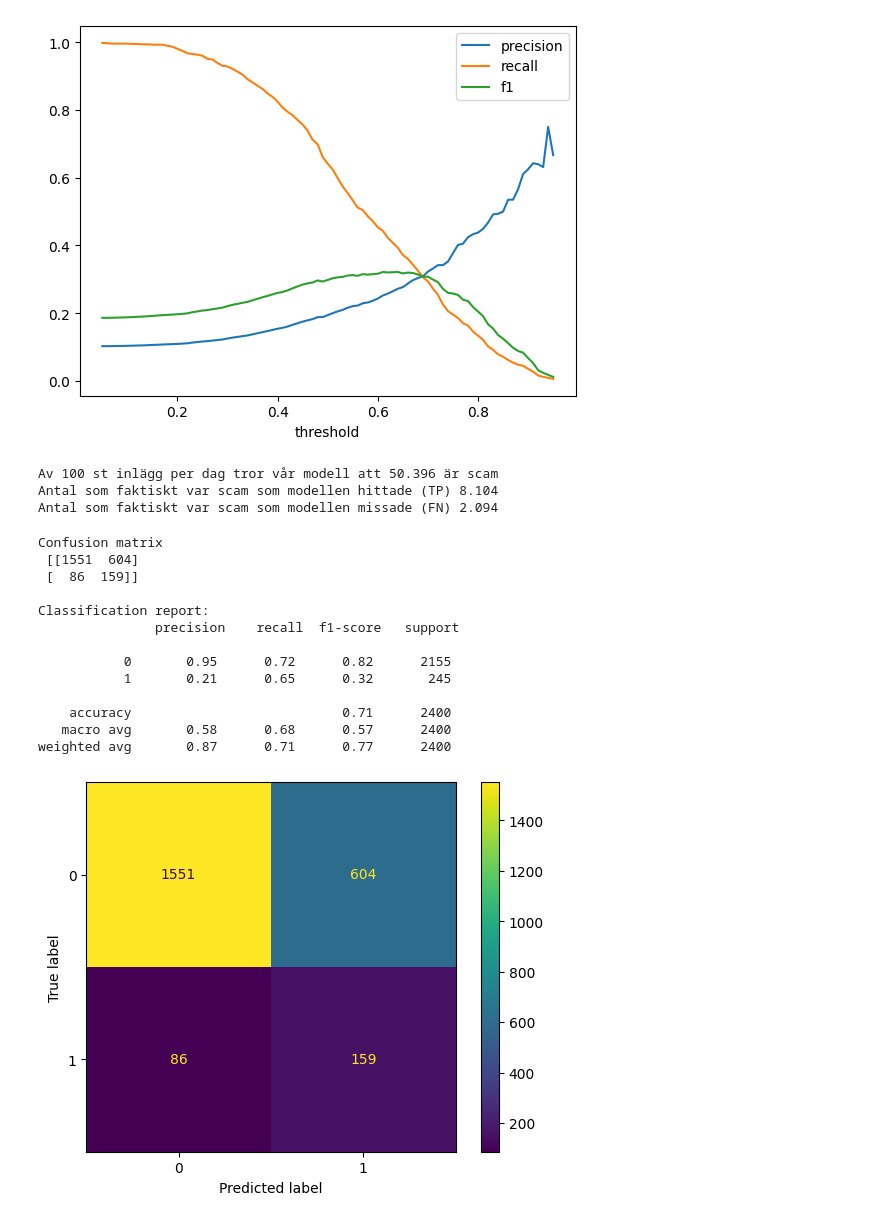
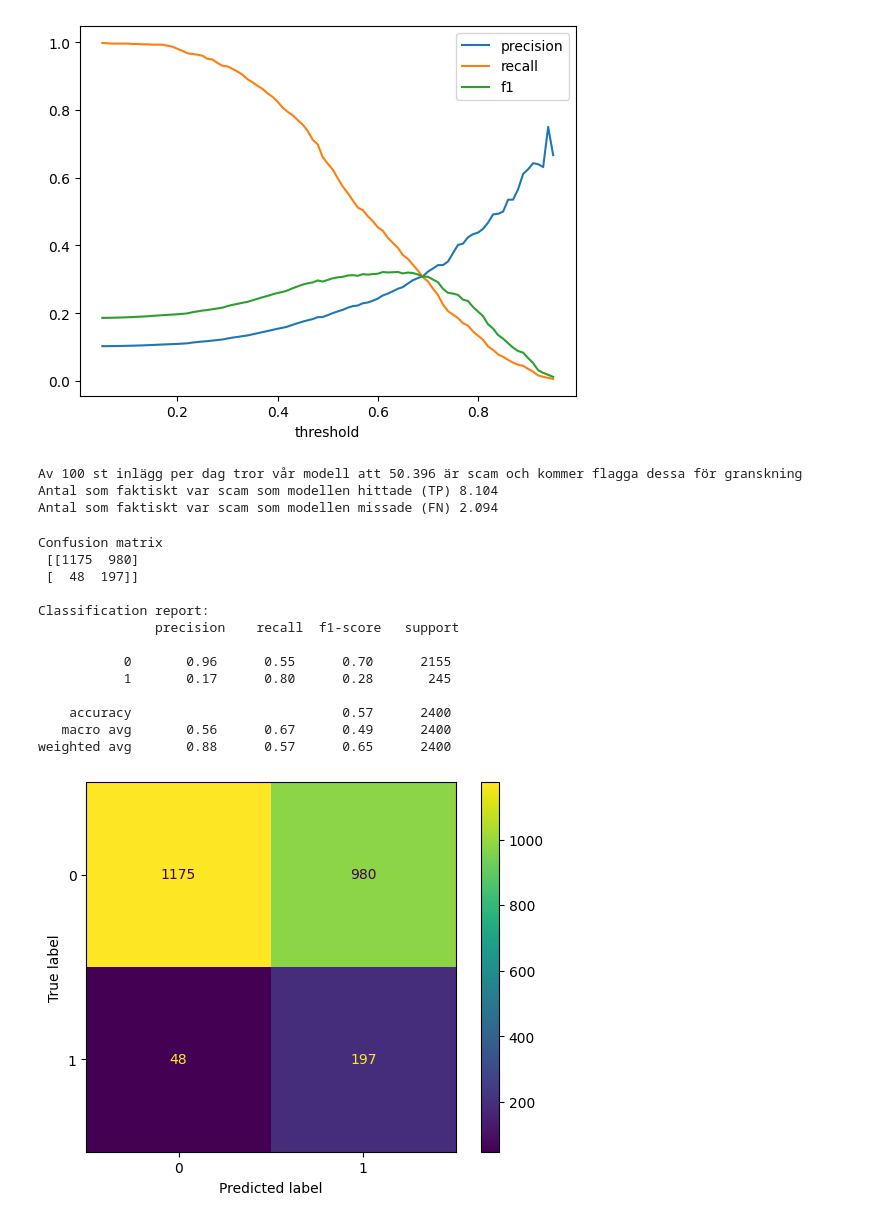
Before and after one commit to Jack-JackAttack/Grupp-Uppgift, a Jupyter notebook: report.ipynb, the cells around one changed output. Saved outputs shown, nothing was run; the diff lists cells and outputs as text; code cells hidden in the pictures.

Commit message:
La till beräknade threshold i finala testet och justerade beräkning av antal flaggade

```diff
--- a/report.ipynb
+++ b/report.ipynb
@@ -307,39 +307,41 @@ n_train = X_train.shape[0]
 
 modell_tror_misstänkt = ((best_row["tp"] + best_row["fp"]) / n_train) * antal_per_dag
 
-print(f"Av {antal_per_dag} st inlägg per dag tror vår modell att {modell_tror_misstänkt:.3f} är scam")
+print(f"Av {antal_per_dag} st inlägg per dag tror vår modell att {modell_tror_misstänkt:.3f} är scam och kommer flagga dessa för granskning")
 print(f"Antal som faktiskt var scam som modellen hittade (TP) {(best_row["tp"] / n_train) * antal_per_dag:.3f}")
 print(f"Antal som faktiskt var scam som modellen missade (FN) {(best_row["fn"] / n_train) * antal_per_dag:.3f}")
 # %% [output]
-Av 100 st inlägg per dag tror vår modell att 50.396 är scam
+Av 100 st inlägg per dag tror vår modell att 50.396 är scam och kommer flagga dessa för granskning
 Antal som faktiskt var scam som modellen hittade (TP) 8.104
 Antal som faktiskt var scam som modellen missade (FN) 2.094
 # %%
-y_pred = best_model.predict(X_test)
+# y_pred = best_model.predict(X_test) #Tog inte med nya threshold
 
+test_proba = best_model.predict_proba(X_test)[:, 1]
+y_pred = (test_proba >= best_t).astype(int)
 
 
 print("Confusion matrix\n", confusion_matrix(y_test, y_pred))
 print("\nClassification report:\n", classification_report(y_test, y_pred))
 
 
 cm = confusion_matrix(y_test, y_pred)
 ConfusionMatrixDisplay(cm).plot(values_format="d")
 # plt.title(f"Confusion matrix – {MODEL_NAME} (test, threshold={THRESHOLD:.2f})")
 plt.show()
 # %% [output]
 Confusion matrix
- [[1551  604]
- [  86  159]]
+ [[1175  980]
+ [  48  197]]
 
 Classification report:
                precision    recall  f1-score   support
 
-           0       0.95      0.72      0.82      2155
-           1       0.21      0.65      0.32       245
+           0       0.96      0.55      0.70      2155
+           1       0.17      0.80      0.28       245
 
-    accuracy                           0.71      2400
-   macro avg       0.58      0.68      0.57      2400
-weighted avg       0.87      0.71      0.77      2400
+    accuracy                           0.57      2400
+   macro avg       0.56      0.67      0.49      2400
+weighted avg       0.88      0.57      0.65      2400
-[figure, old version]
+[figure, new version]
 # %%
```
Also changed, not shown: parts of 2 cells of this notebook.
